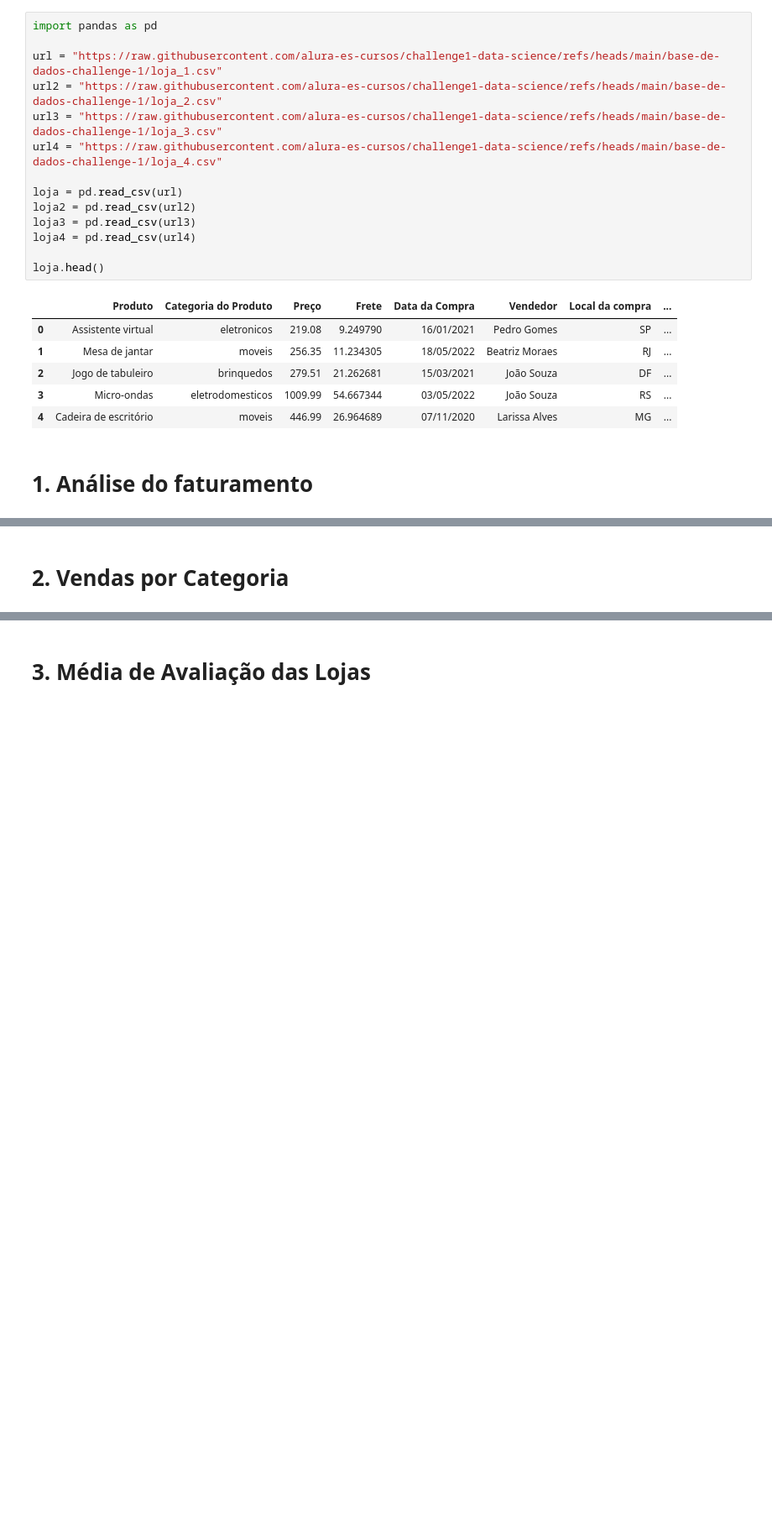
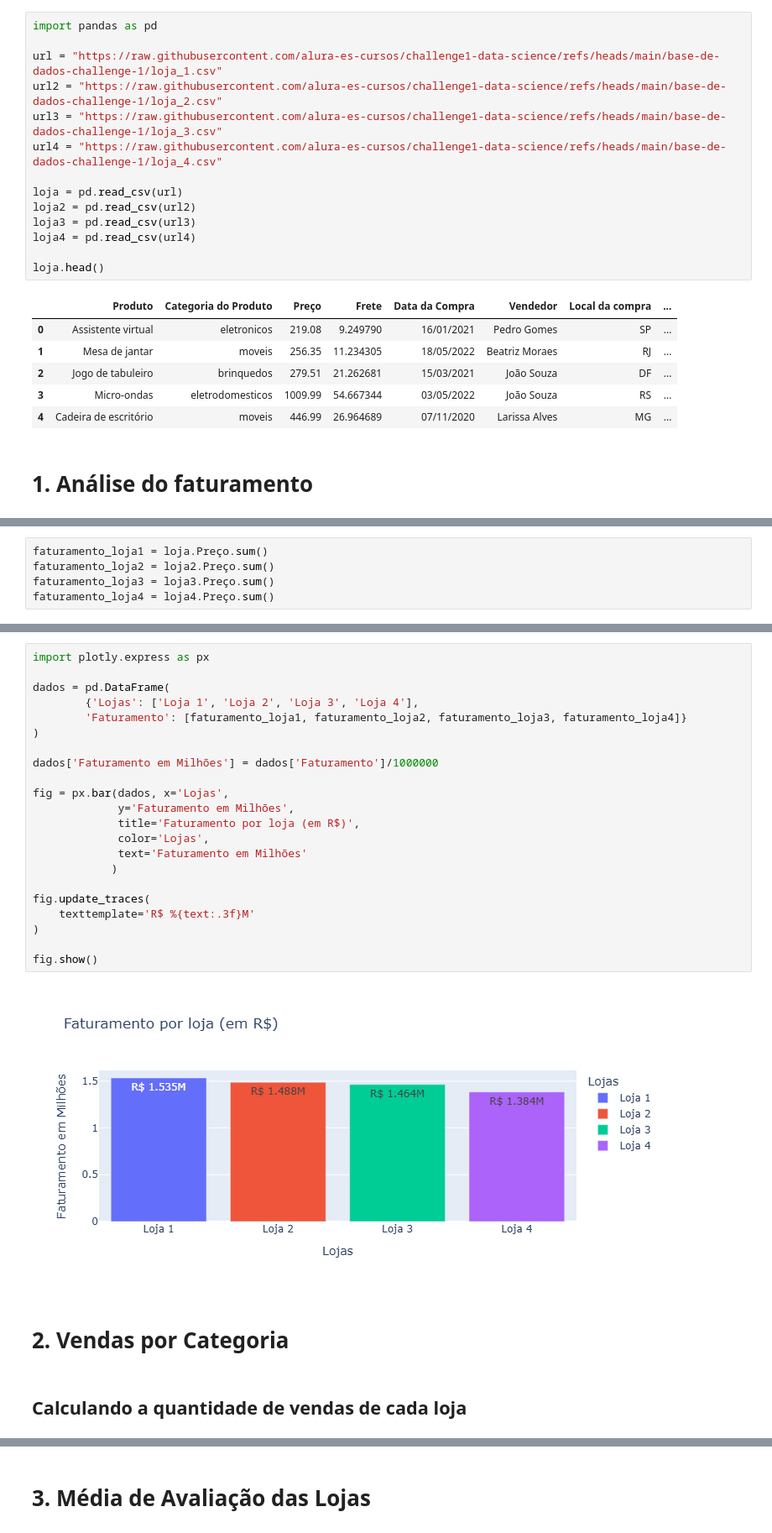
Before and after one commit to louuispy/Challenge-Alura-Store-BR, a Jupyter notebook: AluraStoreBrasil.ipynb, the cells around one changed output, grey strips where cells are left out. Shown: that part at 84% size. Saved outputs shown, nothing was run; the diff lists cells and outputs as text; blank space fills up the shorter version.

```diff
--- a/AluraStoreBrasil.ipynb
+++ b/AluraStoreBrasil.ipynb
@@ -25,0 +129,5 @@ loja.head()
+# %%
+faturamento_loja1 = loja.Preço.sum()
+faturamento_loja2 = loja2.Preço.sum()
+faturamento_loja3 = loja3.Preço.sum()
+faturamento_loja4 = loja4.Preço.sum()
@@ -26,2 +152,28 @@ loja.head()
+# %%
+import plotly.express as px
+
+dados = pd.DataFrame(
+        {'Lojas': ['Loja 1', 'Loja 2', 'Loja 3', 'Loja 4'],
+        'Faturamento': [faturamento_loja1, faturamento_loja2, faturamento_loja3, faturamento_loja4]}
+)
+
+dados['Faturamento em Milhões'] = dados['Faturamento']/1000000
+
+fig = px.bar(dados, x='Lojas',
+             y='Faturamento em Milhões',
+             title='Faturamento por loja (em R$)',
+             color='Lojas',
+             text='Faturamento em Milhões'
+            )
+
+fig.update_traces(
+    texttemplate='R$ %{text:.3f}M'
+)
+
+fig.show()
+# %% [output]
+[figure, added]
 # %% [markdown]
 # 2. Vendas por Categoria
+# %% [markdown]
+## Calculando a quantidade de vendas de cada loja
```
Also changed, not shown: parts of 46 cells of this notebook.
